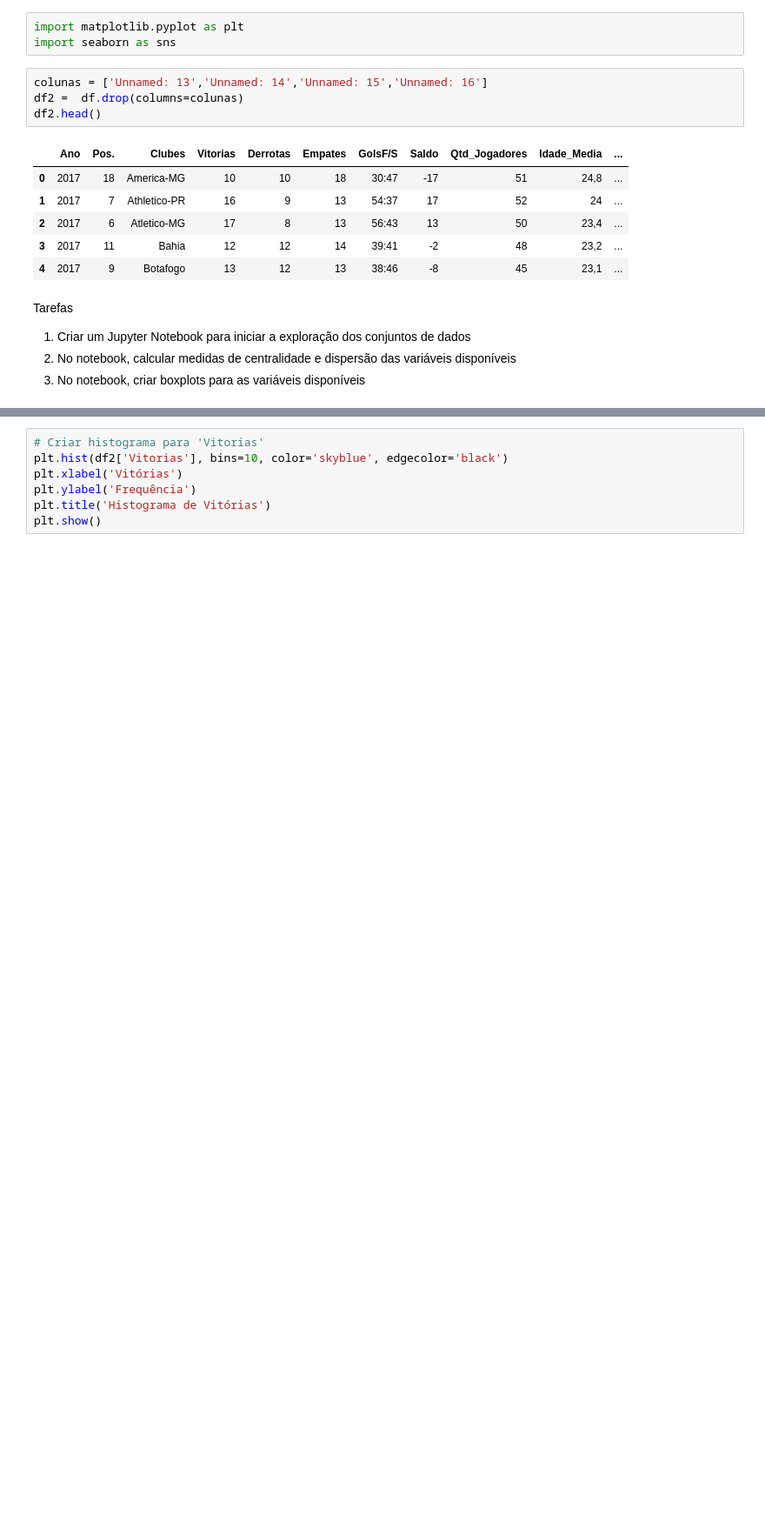
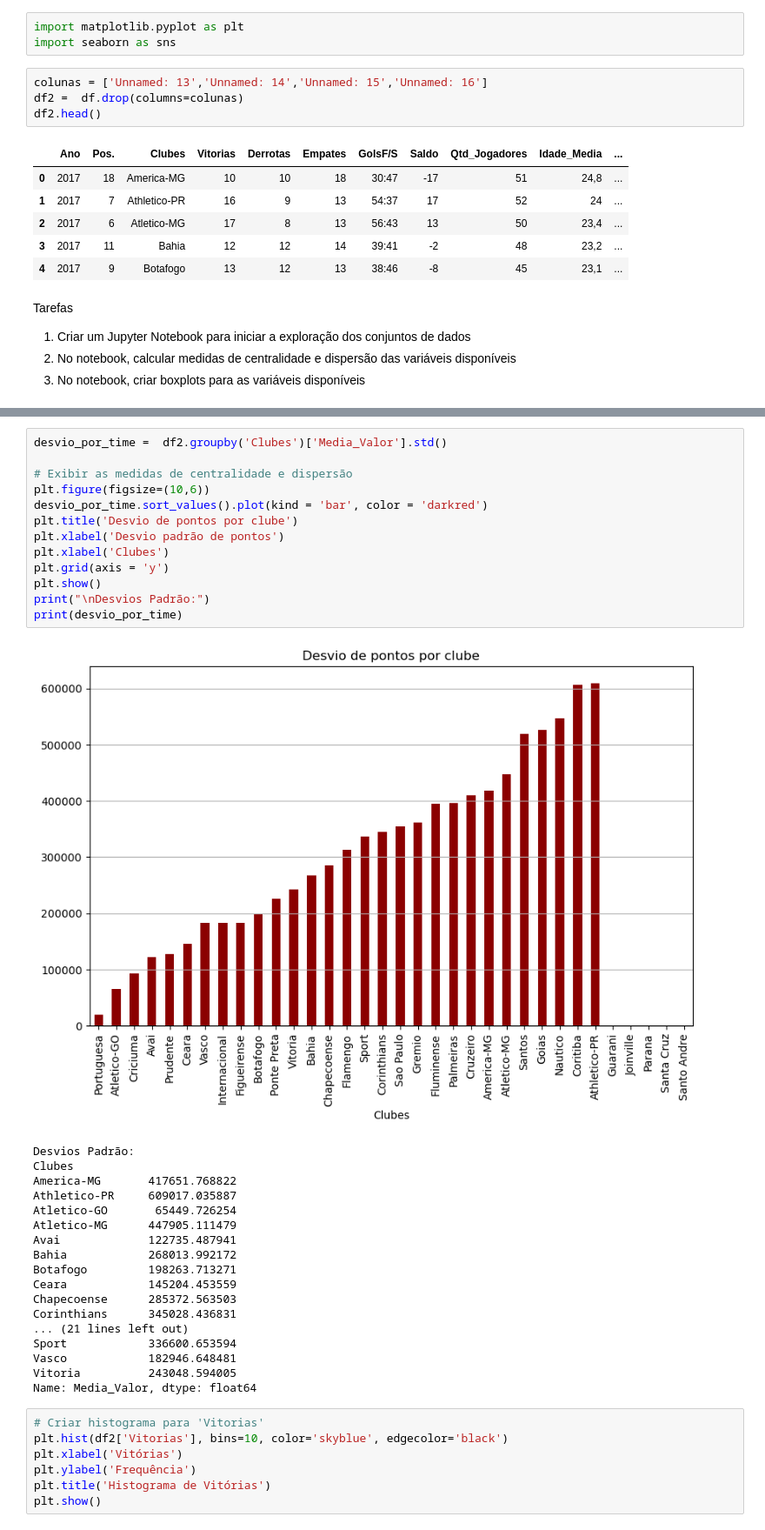
Before and after one commit to AVTBrasil/An-lise-de-Dados-no-Futebol, a Jupyter notebook: boxplot.ipynb, the cells around one changed output, grey strips where cells are left out. Shown: that part at 87% size. Cells and saved outputs as stored; diff of their text form; blank space fills up the shorter version.

```diff
--- a/boxplot.ipynb
+++ b/boxplot.ipynb
@@ -52,3 +72,35 @@ TypeError: Could not convert ['America-MGAthletico-PRAtletico-MGBahiaBotafogoCea
+# %%
+desvio_por_time =  df2.groupby('Clubes')['Media_Valor'].std()
+
+# Exibir as medidas de centralidade e dispersão
+plt.figure(figsize=(10,6))
+desvio_por_time.sort_values().plot(kind = 'bar', color = 'darkred')
+plt.title('Desvio de pontos por clube')
+plt.xlabel('Desvio padrão de pontos')
+plt.xlabel('Clubes')
+plt.grid(axis = 'y')
+plt.show()
+print("\nDesvios Padrão:")
+print(desvio_por_time)
+# %% [output]
+[figure, added]
+Desvios Padrão:
+Clubes
+America-MG       417651.768822
+Athletico-PR     609017.035887
+Atletico-GO       65449.726254
+Atletico-MG      447905.111479
+Avai             122735.487941
+Bahia            268013.992172
+Botafogo         198263.713271
+Ceara            145204.453559
+Chapecoense      285372.563503
+Corinthians      345028.436831
+... (21 lines left out)
+Sport            336600.653594
+Vasco            182946.648481
+Vitoria          243048.594005
+Name: Media_Valor, dtype: float64
 # %%
 # Criar histograma para 'Vitorias'
 plt.hist(df2['Vitorias'], bins=10, color='skyblue', edgecolor='black')
```
Also changed, not shown: parts of 2 cells of this notebook, 1 other file.
